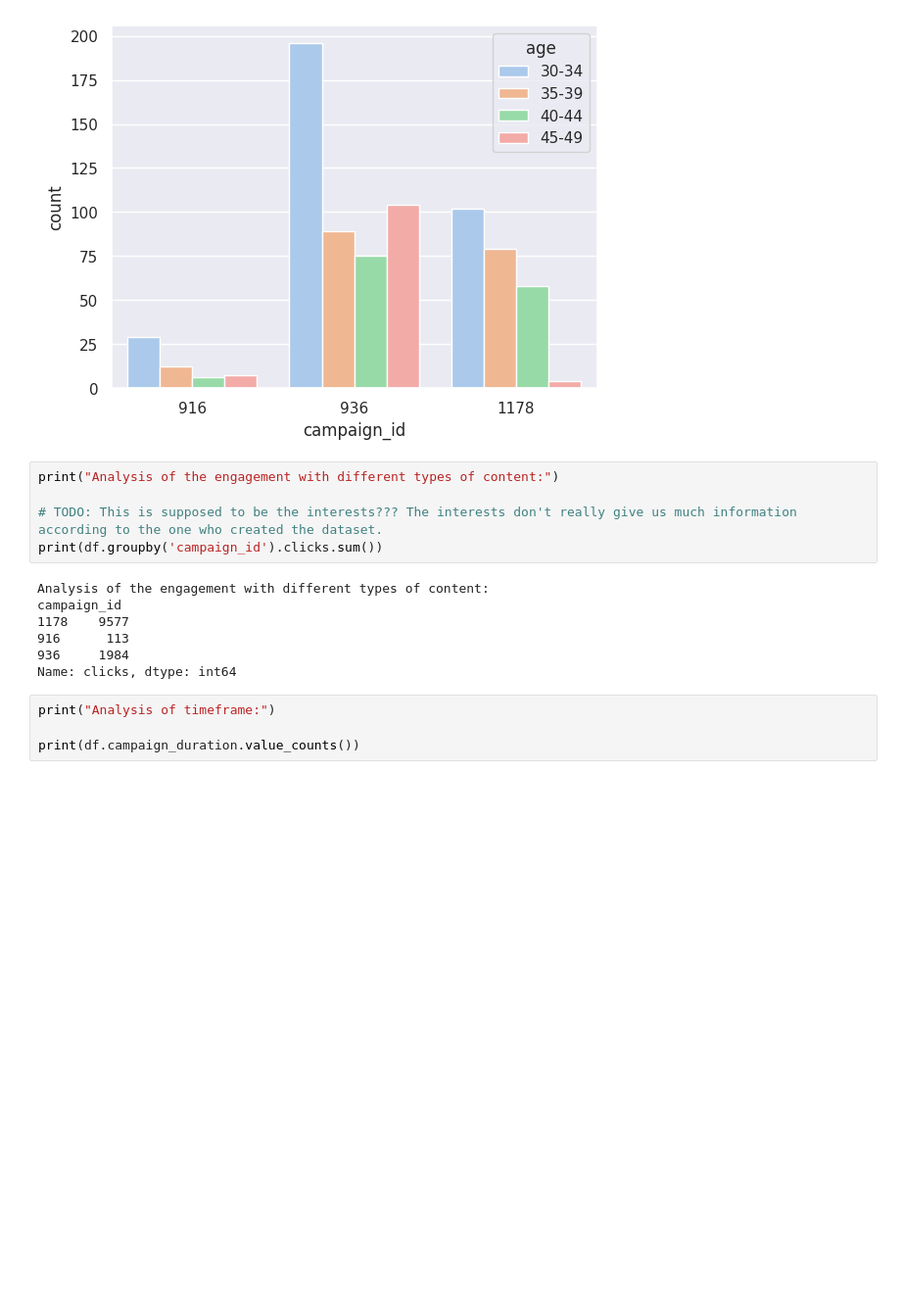
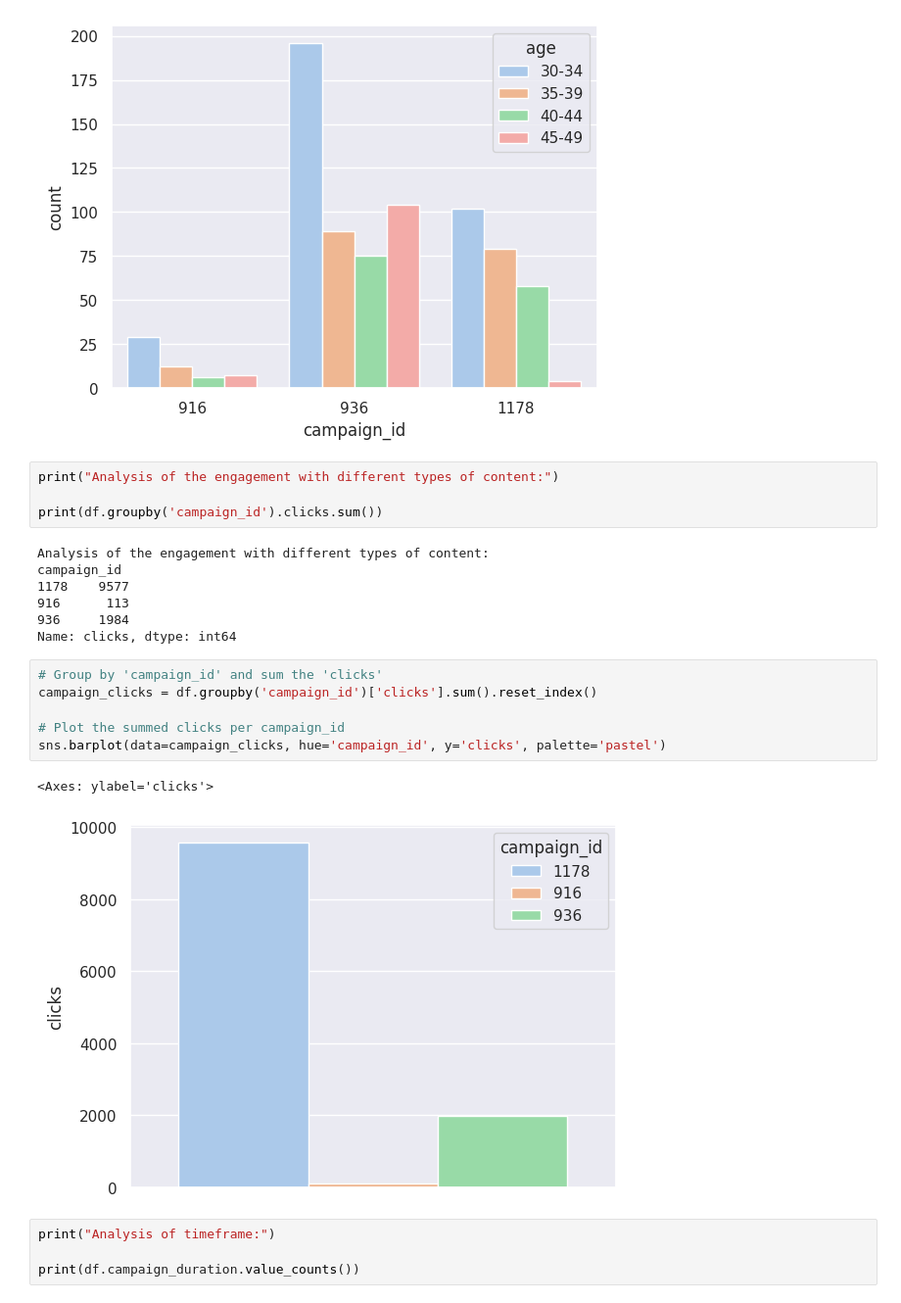
Before and after one commit to savina01/Analysis-of-Facebook-ad-campaign, a Jupyter notebook: Notebook.ipynb, the cells around one changed output. Shown: that part at 98% size. Cells and saved outputs as stored; diff of their text form; blank space fills up the shorter version.

```diff
--- a/Notebook.ipynb
+++ b/Notebook.ipynb
@@ -269,7 +252,6 @@ sns.countplot(data=df, x='campaign_id', hue='age', palette='pastel')
 # %%
 print("Analysis of the engagement with different types of content:")
 
-# TODO: This is supposed to be the interests??? The interests don't really give us much information according to the one who created the dataset.
 print(df.groupby('campaign_id').clicks.sum())
 # %% [output]
 Analysis of the engagement with different types of content:
@@ -278,6 +260,15 @@ campaign_id
 916      113
 936     1984
 Name: clicks, dtype: int64
+# %%
+# Group by 'campaign_id' and sum the 'clicks'
+campaign_clicks = df.groupby('campaign_id')['clicks'].sum().reset_index()
+
+# Plot the summed clicks per campaign_id
+sns.barplot(data=campaign_clicks, hue='campaign_id', y='clicks', palette='pastel')
+# %% [output]
+<Axes: ylabel='clicks'>
+[figure, added]
 # %%
 print("Analysis of timeframe:")
 
```
Also changed, not shown: parts of 3 cells of this notebook, 1 other file.
